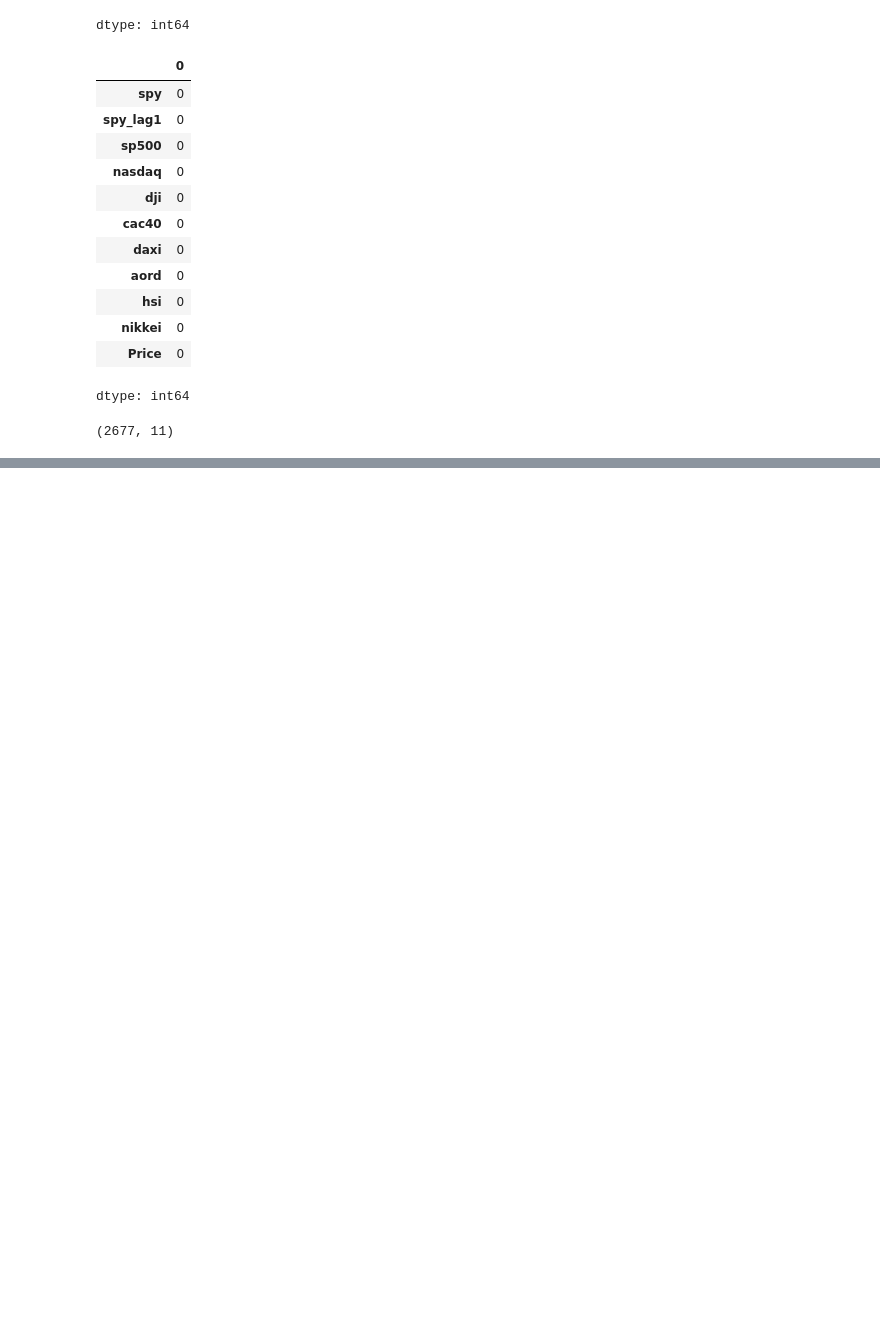
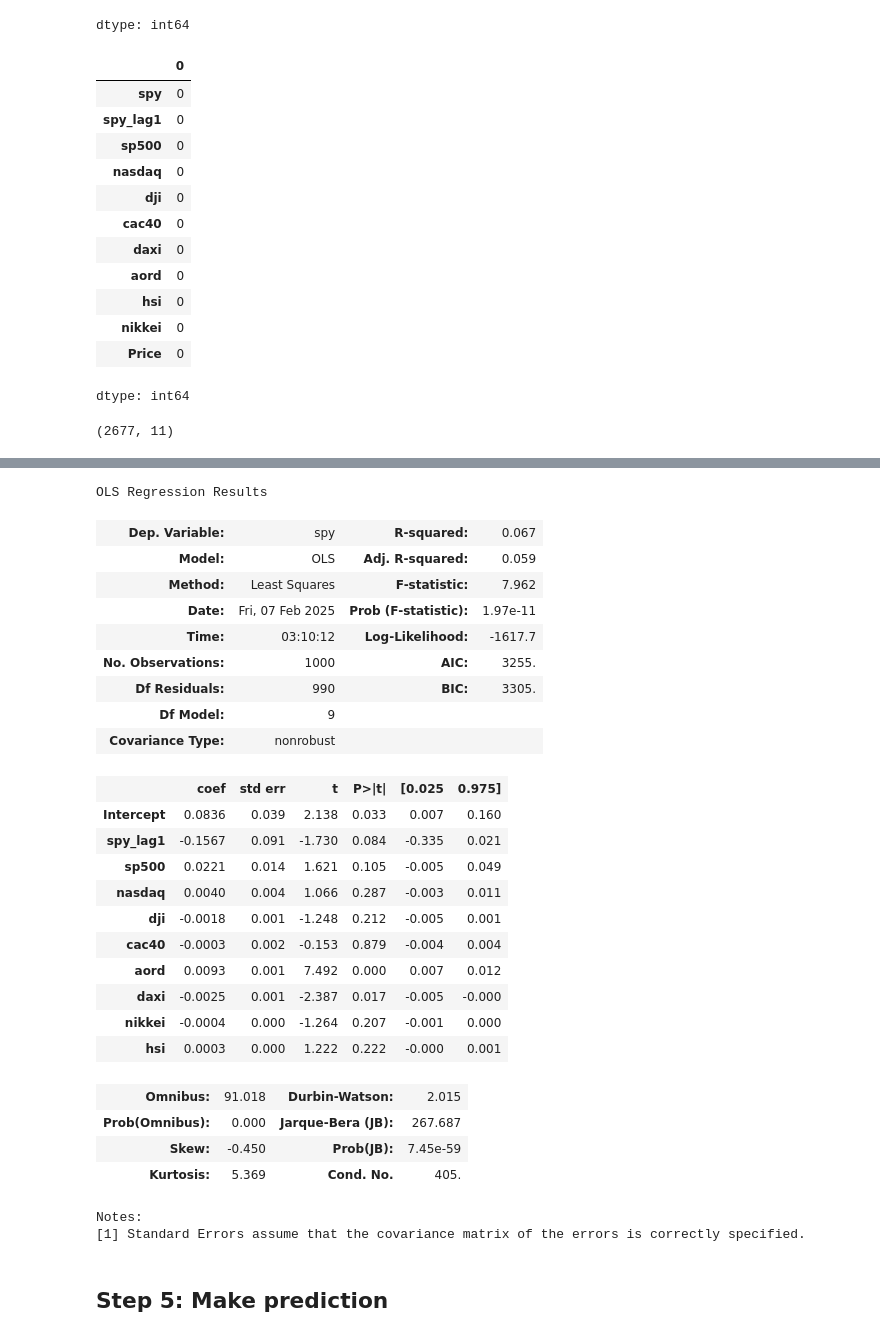
Before and after one commit to JuanD-Silva/Python-and-Statistics-for-Financial-Analysis, a Jupyter notebook: Modulo_4.ipynb, the cells around one changed output, grey strips where cells are left out. Saved outputs shown, nothing was run; the diff lists cells and outputs as text; code cells hidden in the pictures; blank space fills up the shorter version.

```diff
--- a/Modulo_4.ipynb
+++ b/Modulo_4.ipynb
@@ -297,0 +335,34 @@ print(indicepanel.shape)
+# %%
+formula = 'spy~spy_lag1+sp500+nasdaq+dji+cac40+aord+daxi+nikkei+hsi'
+lm = smf.ols(formula=formula, data=Train).fit()
+lm.summary()
+# %% [output]
+OLS Regression Results
+| Dep. Variable: | spy | R-squared: | 0.067 |
+| Model: | OLS | Adj. R-squared: | 0.059 |
+| Method: | Least Squares | F-statistic: | 7.962 |
+| Date: | Fri, 07 Feb 2025 | Prob (F-statistic): | 1.97e-11 |
+| Time: | 03:10:12 | Log-Likelihood: | -1617.7 |
+| No. Observations: | 1000 | AIC: | 3255. |
+| Df Residuals: | 990 | BIC: | 3305. |
+| Df Model: | 9 |  |  |
+| Covariance Type: | nonrobust |  |  |
+|  | coef | std err | t | P>|t| | [0.025 | 0.975] |
+| Intercept | 0.0836 | 0.039 | 2.138 | 0.033 | 0.007 | 0.160 |
+| spy_lag1 | -0.1567 | 0.091 | -1.730 | 0.084 | -0.335 | 0.021 |
+| sp500 | 0.0221 | 0.014 | 1.621 | 0.105 | -0.005 | 0.049 |
+| nasdaq | 0.0040 | 0.004 | 1.066 | 0.287 | -0.003 | 0.011 |
+| dji | -0.0018 | 0.001 | -1.248 | 0.212 | -0.005 | 0.001 |
+| cac40 | -0.0003 | 0.002 | -0.153 | 0.879 | -0.004 | 0.004 |
+| aord | 0.0093 | 0.001 | 7.492 | 0.000 | 0.007 | 0.012 |
+| daxi | -0.0025 | 0.001 | -2.387 | 0.017 | -0.005 | -0.000 |
+| nikkei | -0.0004 | 0.000 | -1.264 | 0.207 | -0.001 | 0.000 |
+| hsi | 0.0003 | 0.000 | 1.222 | 0.222 | -0.000 | 0.001 |
+| Omnibus: | 91.018 | Durbin-Watson: | 2.015 |
+| Prob(Omnibus): | 0.000 | Jarque-Bera (JB): | 267.687 |
+| Skew: | -0.450 | Prob(JB): | 7.45e-59 |
+| Kurtosis: | 5.369 | Cond. No. | 405. |
+Notes:
+[1] Standard Errors assume that the covariance matrix of the errors is correctly specified.
+# %% [markdown]
+## Step 5: Make prediction
```
Also changed, not shown: parts of 12 cells of this notebook.
